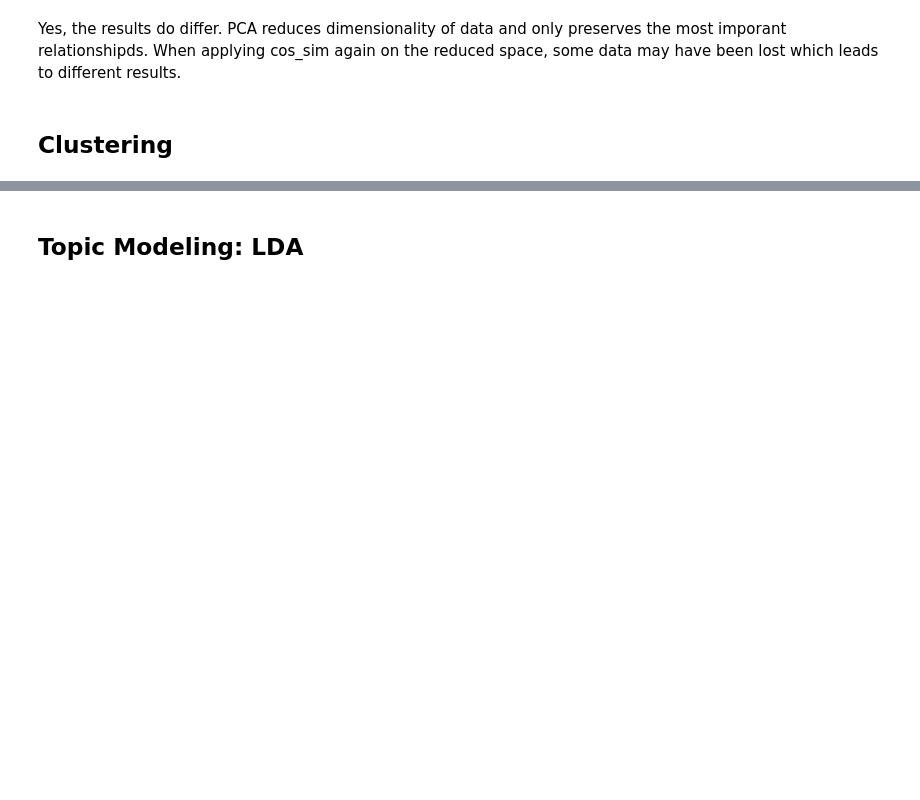
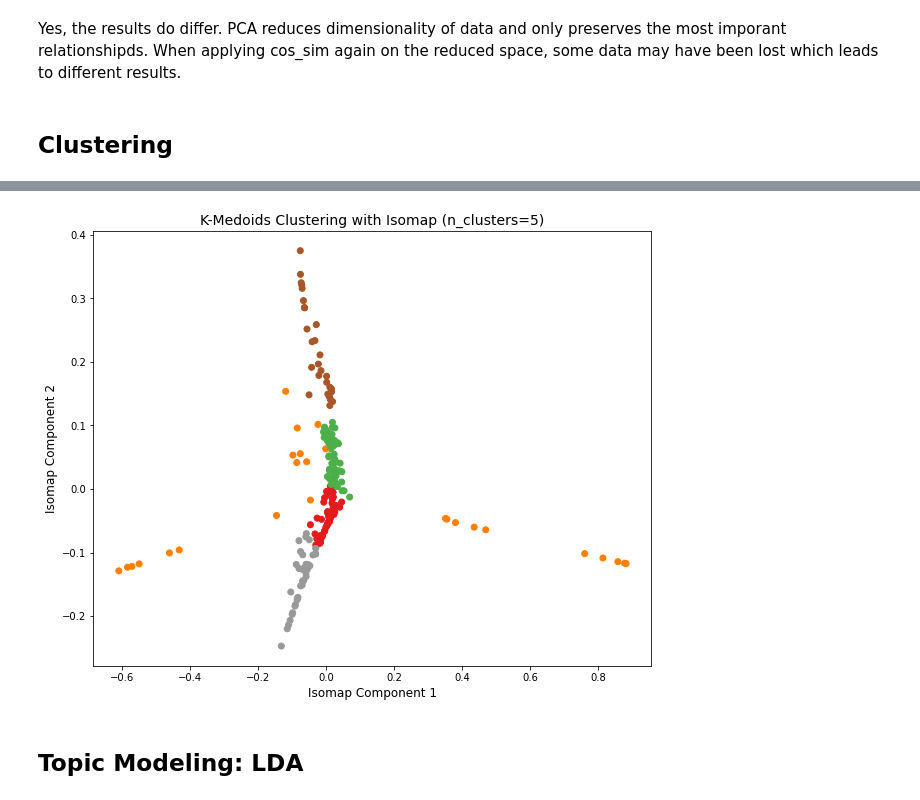
Before and after one commit to mkiefferus/NLP_LSS, a Jupyter notebook: homework/task3/homework_03.ipynb, the cells around one changed output, grey strips where cells are left out. Saved outputs shown, nothing was run; the diff lists cells and outputs as text; code cells hidden in the pictures; blank space fills up the shorter version.

```diff
--- a/homework/task3/homework_03.ipynb
+++ b/homework/task3/homework_03.ipynb
@@ -127,6 +127,17 @@ from sklearn.cluster import KMeans
 from sklearn.metrics import silhouette_score
 
 ##TODO create the clusters found with k-medoids clustering nd 5 clusters
+
+kmedoids = KMedoids(n_clusters=5, random_state=0)
+kmedoids.fit(pca_vec_text)
+
+dfs['kmedoids_cluster'] = kmedoids.labels_
+
 ##TODO create the clusters found with k-means clustering nd 5 clusters
+
+kmeans = KMeans(n_clusters=5, random_state=0)
+kmeans.fit(pca_vec_text)
+
+dfs['kmeans_cluster'] = kmeans.labels_
 # %% [output]
 Looking in indexes: https://pypi.org/simple, https://us-python.pkg.dev/colab-wheels/public/simple/
@@ -142,5 +159,27 @@ Successfully installed scikit-learn-extra-0.2.0
 # %%
 ##TODO visualize the k-medoids clustering results through Isomap (first reduce the dimensionality to 2 using Isomap, then use scatter plot (plt.scatter()) to visualize)
+
+from sklearn.manifold import Isomap
+import matplotlib.pyplot as plt
+
+iso = Isomap(n_components=2)
+iso_vec_text = iso.fit_transform(pca_vec_text)
+
+# Add Isomap components to dataframe
+dfs['isomap1'] = iso_vec_text[:,0]
+dfs['isomap2'] = iso_vec_text[:,1]
+
+
+
+# Scatter plot of k-medoids clusters using Isomap
+plt.figure(figsize=(10,8))
+plt.scatter(dfs['isomap1'], dfs['isomap2'], c=dfs['kmedoids_cluster'], cmap='Set1')
+plt.title('K-Medoids Clustering with Isomap (n_clusters=5)', fontsize=14)
+plt.xlabel('Isomap Component 1', fontsize=12)
+plt.ylabel('Isomap Component 2', fontsize=12)
+plt.show()
+# %% [output]
+[figure, added]
 # %%
 ##TODO similarly, visualize the k-means results
 # %% [markdown]
```
Also changed, not shown: parts of 2 cells of this notebook.
